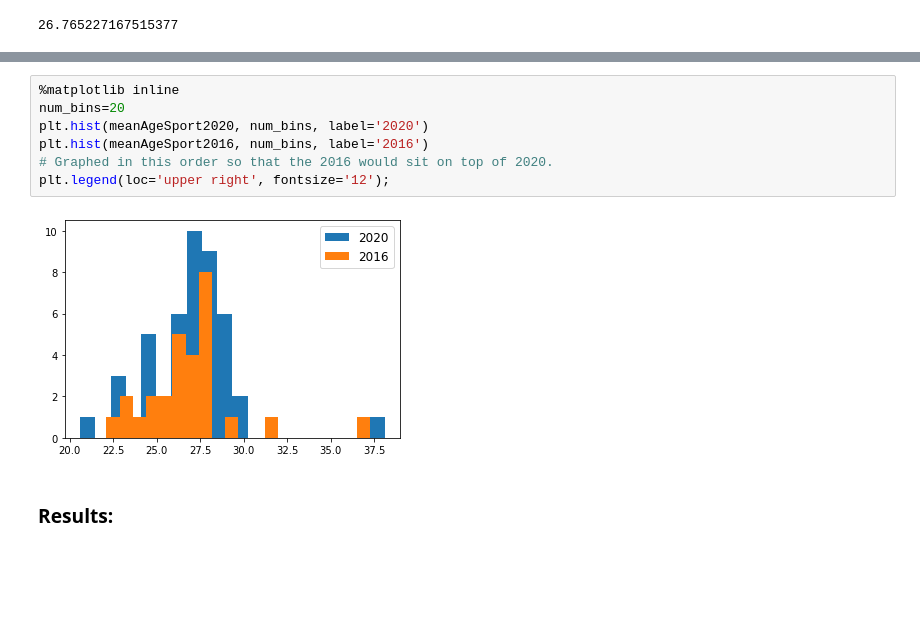
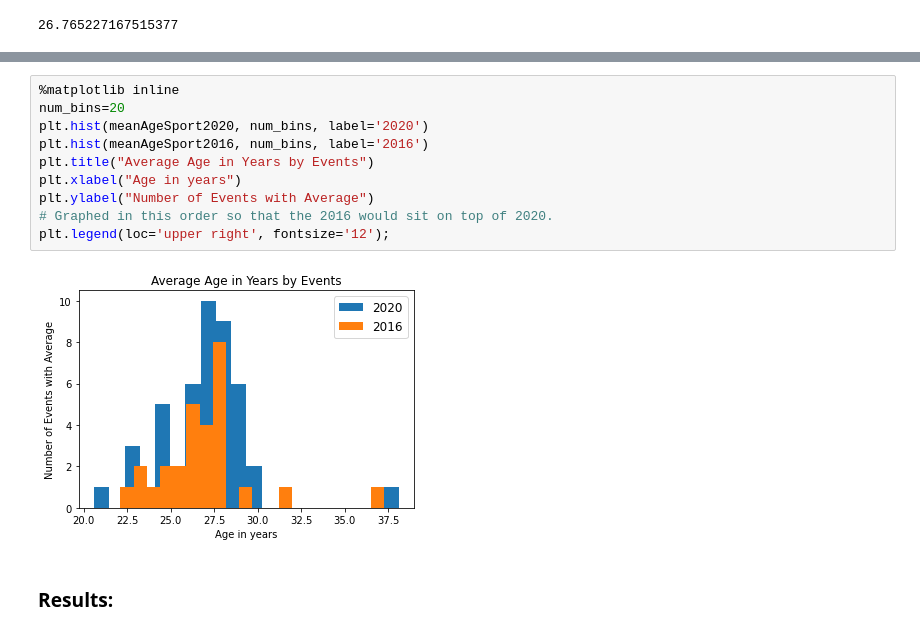
Before and after one commit to bdavis12302/2020-2016-Summer-Olympic-Data, a Jupyter notebook: DSCI235 Final Project - 2020 and 2016 Summer Olympic Data.ipynb, the cells around one changed output, grey strips where cells are left out. Drawn from its saved outputs; the diff is of its cells as text; blank space fills up the shorter version.

```diff
--- a/DSCI235 Final Project - 2020 and 2016 Summer Olympic Data.ipynb
+++ b/DSCI235 Final Project - 2020 and 2016 Summer Olympic Data.ipynb
@@ -134,12 +151,15 @@ Name: Age, dtype: float64
 # %%
 %matplotlib inline
 num_bins=20
 plt.hist(meanAgeSport2020, num_bins, label='2020')
 plt.hist(meanAgeSport2016, num_bins, label='2016')
+plt.title("Average Age in Years by Events")
+plt.xlabel("Age in years")
+plt.ylabel("Number of Events with Average")
 # Graphed in this order so that the 2016 would sit on top of 2020.
 plt.legend(loc='upper right', fontsize='12');
 # %% [output]
-[figure, old version]
+[figure, new version]
 # %% [markdown]
 ### Results:
 # %% [markdown]
```
Also changed, not shown: parts of 23 cells of this notebook.
